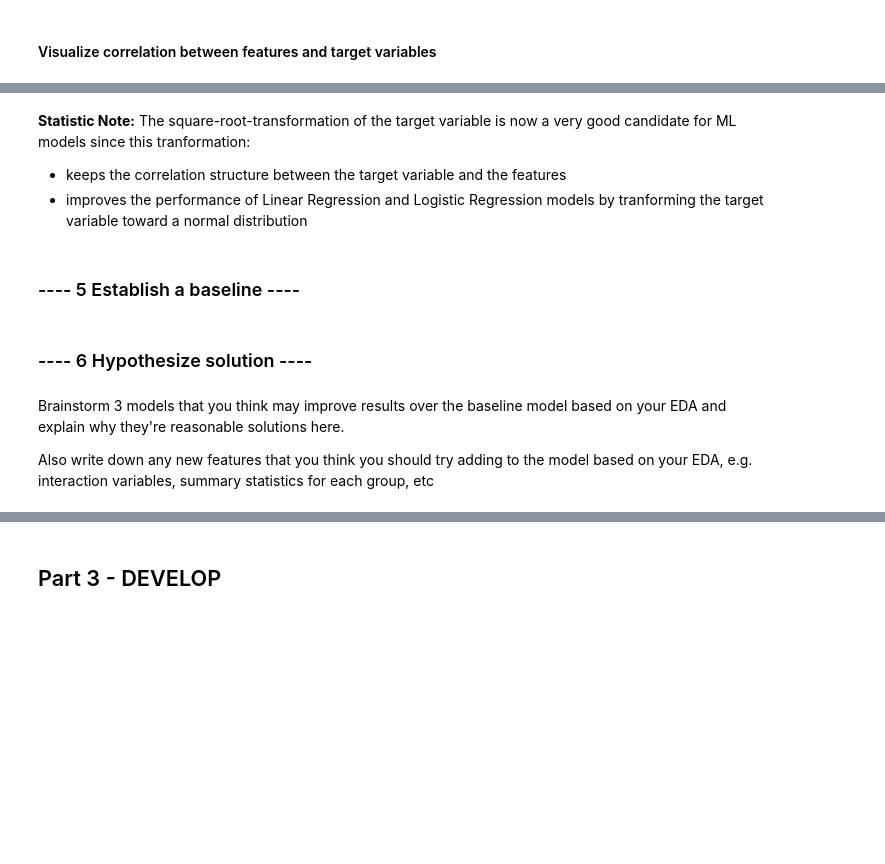
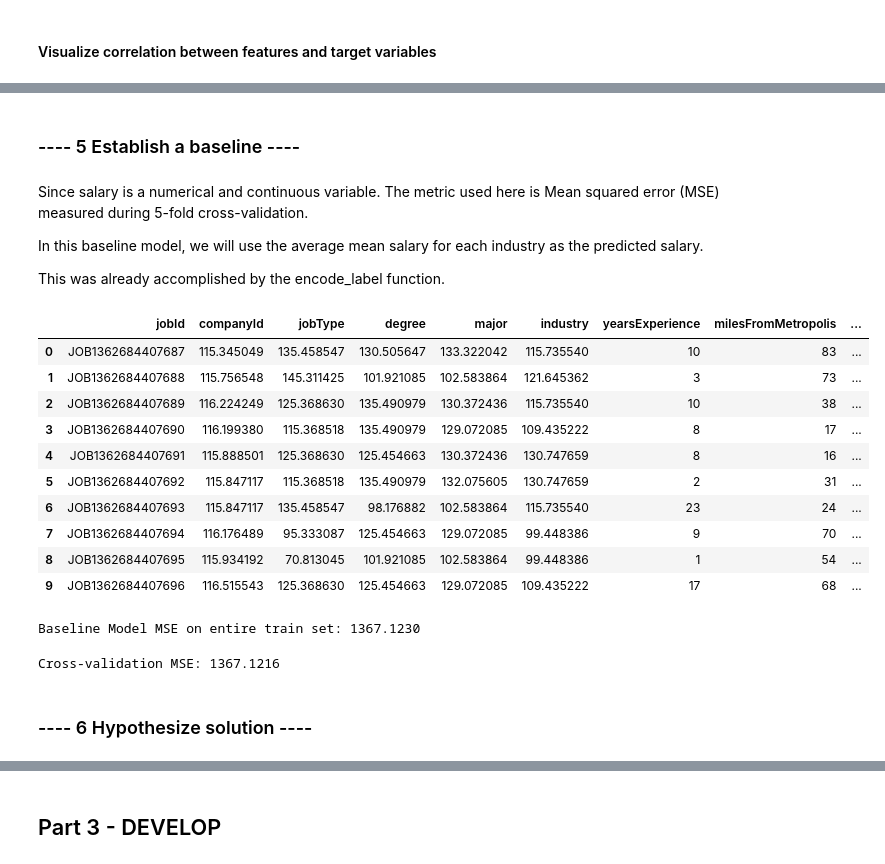
Before and after one commit to HieuNguyen258/Are-we-overpaying-our-employees-, a Jupyter notebook: Salary Prediction Project.ipynb, the cells around one changed output, grey strips where cells are left out. Saved outputs shown, nothing was run; the diff lists cells and outputs as text; code cells hidden in the pictures; blank space fills up the shorter version.

Commit message:
First Round of modeling

```diff
--- a/Salary Prediction Project.ipynb
+++ b/Salary Prediction Project.ipynb
@@ -458,8 +454,2 @@ plt.show()
-# %% [markdown]
-**Statistic Note:**
-The square-root-transformation of the target variable is now a very good candidate for ML models since this tranformation:
-- keeps the correlation structure between the target variable and the features
-- improves the performance of Linear Regression and Logistic Regression models by tranforming the target variable toward a normal distribution
 # %% [markdown]
-<a id = '5'></a>
 ### ---- 5 Establish a baseline ----
@@ -471,3 +456,38 @@ The square-root-transformation of the target variable is now a very good candida
+# %% [markdown]
+Since salary is a numerical and continuous variable. The metric used here is Mean squared error (MSE) measured during 5-fold cross-validation.
+
+In this baseline model, we will use the average mean salary for each industry as the predicted salary.
+
+This was already accomplished by the encode_label function.
+# %%
+train_cleaned.head(10)
+# %% [output]
+|  | jobId | companyId | jobType | degree | major | industry | yearsExperience | milesFromMetropolis | ... |
+| 0 | JOB1362684407687 | 115.345049 | 135.458547 | 130.505647 | 133.322042 | 115.735540 | 10 | 83 | ... |
+| 1 | JOB1362684407688 | 115.756548 | 145.311425 | 101.921085 | 102.583864 | 121.645362 | 3 | 73 | ... |
+| 2 | JOB1362684407689 | 116.224249 | 125.368630 | 135.490979 | 130.372436 | 115.735540 | 10 | 38 | ... |
+| 3 | JOB1362684407690 | 116.199380 | 115.368518 | 135.490979 | 129.072085 | 109.435222 | 8 | 17 | ... |
+| 4 | JOB1362684407691 | 115.888501 | 125.368630 | 125.454663 | 130.372436 | 130.747659 | 8 | 16 | ... |
+| 5 | JOB1362684407692 | 115.847117 | 115.368518 | 135.490979 | 132.075605 | 130.747659 | 2 | 31 | ... |
+| 6 | JOB1362684407693 | 115.847117 | 135.458547 | 98.176882 | 102.583864 | 115.735540 | 23 | 24 | ... |
+| 7 | JOB1362684407694 | 116.176489 | 95.333087 | 125.454663 | 129.072085 | 99.448386 | 9 | 70 | ... |
+| 8 | JOB1362684407695 | 115.934192 | 70.813045 | 101.921085 | 102.583864 | 99.448386 | 1 | 54 | ... |
+| 9 | JOB1362684407696 | 116.515543 | 125.368630 | 125.454663 | 129.072085 | 109.435222 | 17 | 68 | ... |
+# %%
+print('Baseline Model MSE on entire train set:', '{:.4f}'.format(mean_squared_error(train_cleaned.salary, train_cleaned.industry)))
+# %% [output]
+Baseline Model MSE on entire train set: 1367.1230
+# %%
+from sklearn.utils import shuffle
+train_shuffled = shuffle(train_cleaned).reset_index()
+mse = []
+mse.append(mean_squared_error(train_shuffled.salary[:200000], train_shuffled.industry[:200000]))
+mse.append(mean_squared_error(train_shuffled.salary[200000:400000], train_shuffled.industry[200000:400000]))
+mse.append(mean_squared_error(train_shuffled.salary[400000:600000], train_shuffled.industry[400000:600000]))
+mse.append(mean_squared_error(train_shuffled.salary[600000:800000], train_shuffled.industry[600000:800000]))
+mse.append(mean_squared_error(train_shuffled.salary[-200000:], train_shuffled.industry[-200000:]))
+print('Cross-validation MSE:', '{:.4f}'.format(np.mean(mse)))
+# %% [output]
+Cross-validation MSE: 1367.1216
 # %% [markdown]
-<a id = '6'></a>
 ### ---- 6 Hypothesize solution ----
@@ -477,4 +493,0 @@ The square-root-transformation of the target variable is now a very good candida
-# %% [markdown]
-Brainstorm 3 models that you think may improve results over the baseline model based on your EDA and explain why they're reasonable solutions here.
-
-Also write down any new features that you think you should try adding to the model based on your EDA, e.g. interaction variables, summary statistics for each group, etc
```
Also changed, not shown: parts of 66 cells of this notebook.
